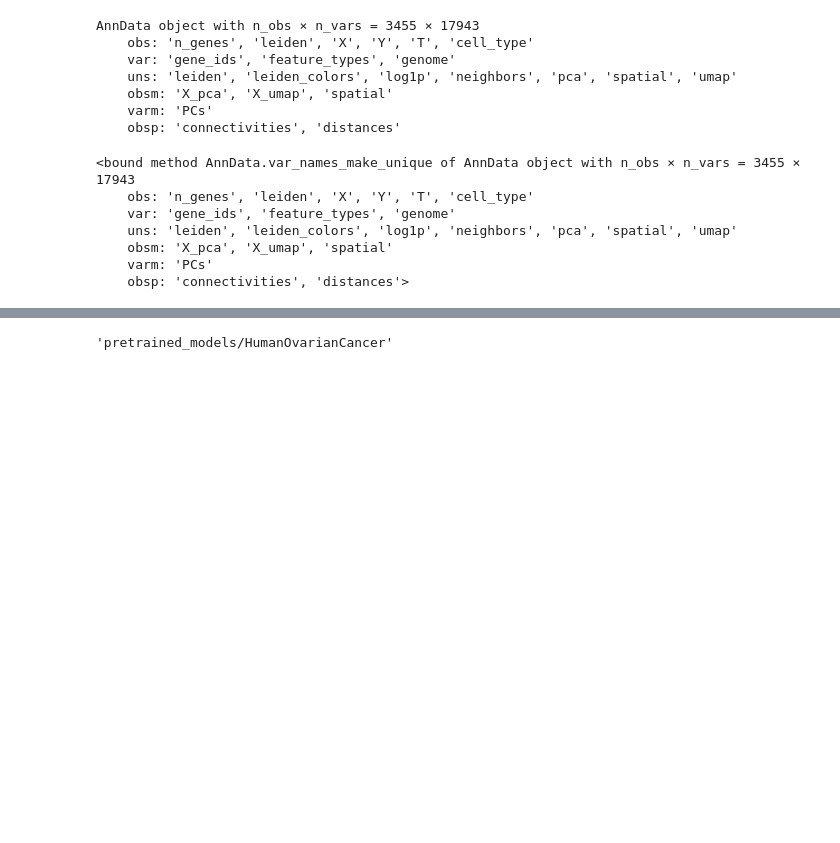
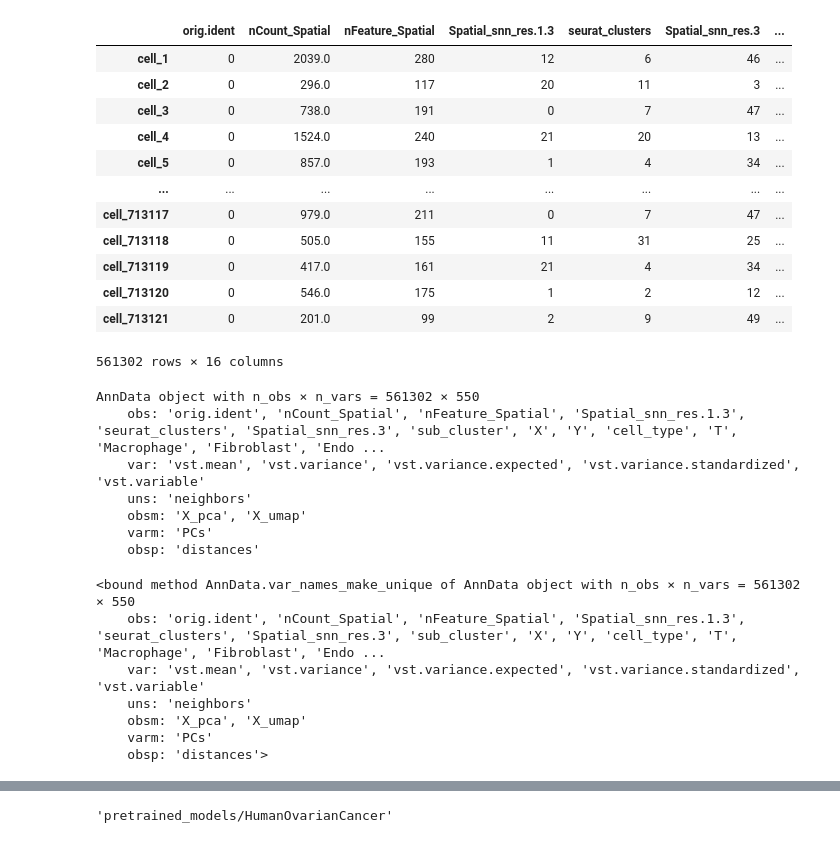
Before and after one commit to yaober/SPACER, a Jupyter notebook: train_model1_indivivual.ipynb, the cells around one changed output, grey strips where cells are left out. Cells and saved outputs as stored; diff of their text form; code cells hidden in the pictures; blank space fills up the shorter version.

```diff
--- a/train_model1_indivivual.ipynb
+++ b/train_model1_indivivual.ipynb
@@ -248,27 +282,43 @@ def custom_collate_fn(batch):
     gene_names = gene_names_list
     return distances, gene_expressions_tensors, labels, core_idxs, gene_names, cell_ids
 # %%
-input_dir = '/project/DPDS/Wang_lab/shared/spatial_TCR/data/train_validate/Visium/HumanOvarianCancer'
-adata = sc.read_h5ad(os.path.join(input_dir, 'T_cell.h5ad'))
+input_dir = '/project/DPDS/Wang_lab/s439765/spatial_tcr/spatial_transcriptomics/merscope_data/HumanBreastCancerPatient1/output'
+adata = sc.read_h5ad(os.path.join(input_dir, 'B_cell.h5ad'))
 output_dir = os.path.join('pretrained_models', input_dir.split('/')[-1])
 os.makedirs(output_dir, exist_ok=True)
+# %%
+adata.obs
+# %% [output]
+|  | orig.ident | nCount_Spatial | nFeature_Spatial | Spatial_snn_res.1.3 | seurat_clusters | Spatial_snn_res.3 | ... |
+| cell_1 | 0 | 2039.0 | 280 | 12 | 6 | 46 | ... |
+| cell_2 | 0 | 296.0 | 117 | 20 | 11 | 3 | ... |
+| cell_3 | 0 | 738.0 | 191 | 0 | 7 | 47 | ... |
+| cell_4 | 0 | 1524.0 | 240 | 21 | 20 | 13 | ... |
+| cell_5 | 0 | 857.0 | 193 | 1 | 4 | 34 | ... |
+| ... | ... | ... | ... | ... | ... | ... | ... |
+| cell_713117 | 0 | 979.0 | 211 | 0 | 7 | 47 | ... |
+| cell_713118 | 0 | 505.0 | 155 | 11 | 31 | 25 | ... |
+| cell_713119 | 0 | 417.0 | 161 | 21 | 4 | 34 | ... |
+| cell_713120 | 0 | 546.0 | 175 | 1 | 2 | 12 | ... |
+| cell_713121 | 0 | 201.0 | 99 | 2 | 9 | 49 | ... |
+561302 rows × 16 columns
 # %%
 adata
 # %% [output]
-AnnData object with n_obs × n_vars = 3455 × 17943
-    obs: 'n_genes', 'leiden', 'X', 'Y', 'T', 'cell_type'
-    var: 'gene_ids', 'feature_types', 'genome'
-    uns: 'leiden', 'leiden_colors', 'log1p', 'neighbors', 'pca', 'spatial', 'umap'
-    obsm: 'X_pca', 'X_umap', 'spatial'
+AnnData object with n_obs × n_vars = 561302 × 550
+    obs: 'orig.ident', 'nCount_Spatial', 'nFeature_Spatial', 'Spatial_snn_res.1.3', 'seurat_clusters', 'Spatial_snn_res.3', 'sub_cluster', 'X', 'Y', 'cell_type', 'T', 'Macrophage', 'Fibroblast', 'Endo ...
+    var: 'vst.mean', 'vst.variance', 'vst.variance.expected', 'vst.variance.standardized', 'vst.variable'
+    uns: 'neighbors'
+    obsm: 'X_pca', 'X_umap'
     varm: 'PCs'
-    obsp: 'connectivities', 'distances'
+    obsp: 'distances'
 # %%
 adata.var_names_make_unique
 # %% [output]
-<bound method AnnData.var_names_make_unique of AnnData object with n_obs × n_vars = 3455 × 17943
-    obs: 'n_genes', 'leiden', 'X', 'Y', 'T', 'cell_type'
-    var: 'gene_ids', 'feature_types', 'genome'
-    uns: 'leiden', 'leiden_colors', 'log1p', 'neighbors', 'pca', 'spatial', 'umap'
-    obsm: 'X_pca', 'X_umap', 'spatial'
+<bound method AnnData.var_names_make_unique of AnnData object with n_obs × n_vars = 561302 × 550
+    obs: 'orig.ident', 'nCount_Spatial', 'nFeature_Spatial', 'Spatial_snn_res.1.3', 'seurat_clusters', 'Spatial_snn_res.3', 'sub_cluster', 'X', 'Y', 'cell_type', 'T', 'Macrophage', 'Fibroblast', 'Endo ...
+    var: 'vst.mean', 'vst.variance', 'vst.variance.expected', 'vst.variance.standardized', 'vst.variable'
+    uns: 'neighbors'
+    obsm: 'X_pca', 'X_umap'
     varm: 'PCs'
-    obsp: 'connectivities', 'distances'>
+    obsp: 'distances'>
```
Also changed, not shown: parts of 13 cells of this notebook, 31 other files.
